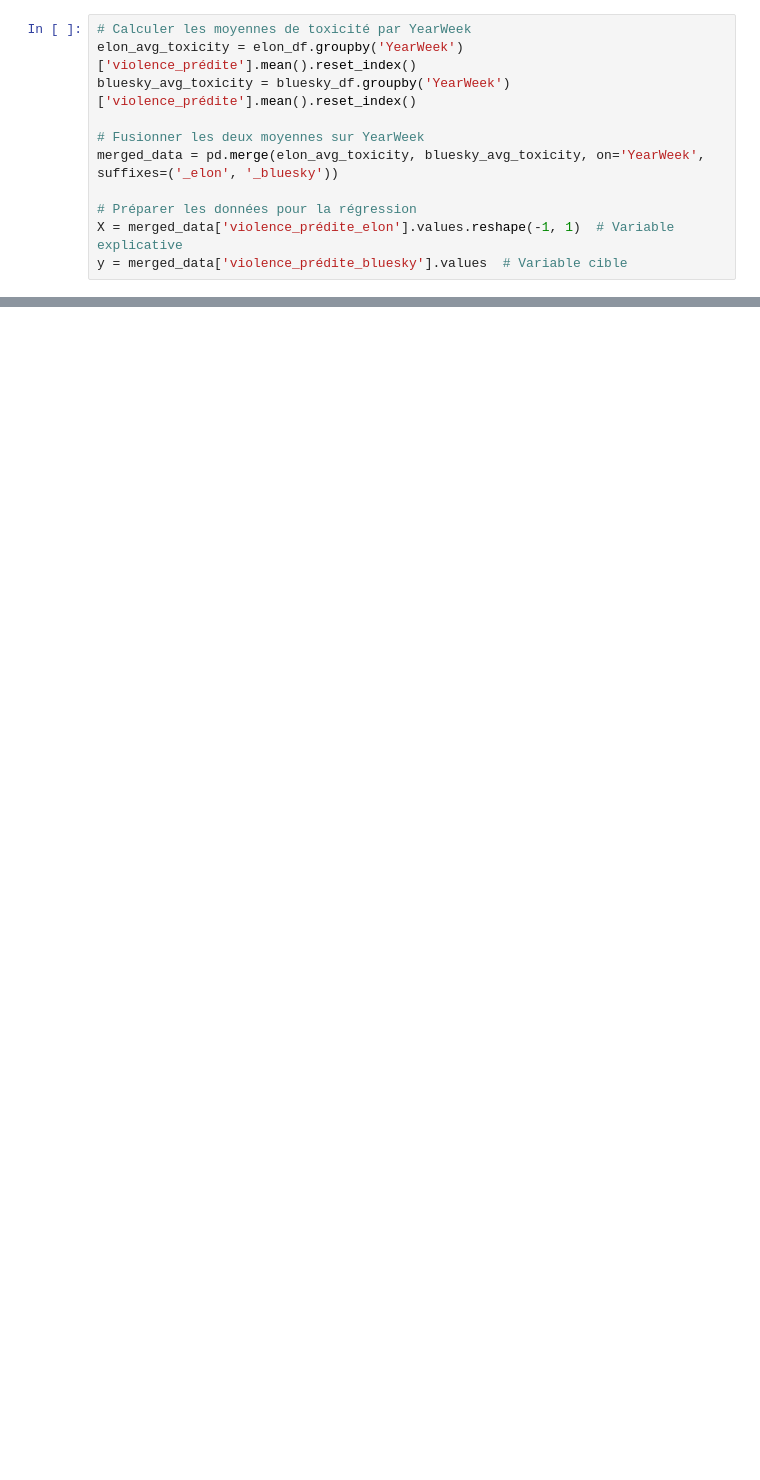
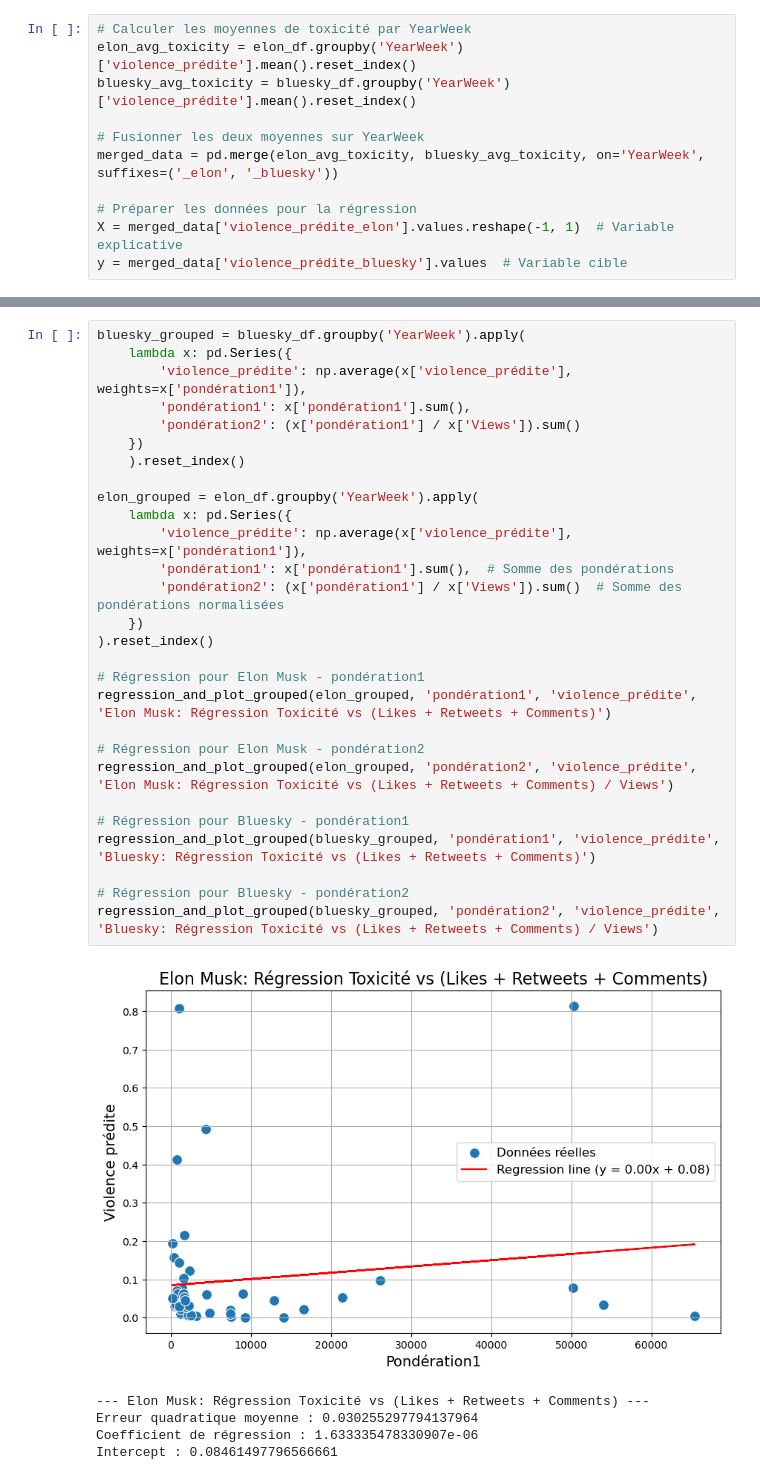
Before and after one commit to lucielang/Scrapping-de-tweets, a Jupyter notebook: 0_notebooks/7_modelisation.ipynb, the cells around one changed output, grey strips where cells are left out. Cells and saved outputs as stored; diff of their text form; blank space fills up the shorter version.

```diff
--- a/0_notebooks/7_modelisation.ipynb
+++ b/0_notebooks/7_modelisation.ipynb
@@ -247,0 +115,34 @@ KeyError: 'pondération1'
+# %%
+bluesky_grouped = bluesky_df.groupby('YearWeek').apply(
+    lambda x: pd.Series({
+        'violence_prédite': np.average(x['violence_prédite'], weights=x['pondération1']),
+        'pondération1': x['pondération1'].sum(),
+        'pondération2': (x['pondération1'] / x['Views']).sum()
+    })
+    ).reset_index()
+
+elon_grouped = elon_df.groupby('YearWeek').apply(
+    lambda x: pd.Series({
+        'violence_prédite': np.average(x['violence_prédite'], weights=x['pondération1']),
+        'pondération1': x['pondération1'].sum(),  # Somme des pondérations
+        'pondération2': (x['pondération1'] / x['Views']).sum()  # Somme des pondérations normalisées
+    })
+).reset_index()
+
+# Régression pour Elon Musk - pondération1
+regression_and_plot_grouped(elon_grouped, 'pondération1', 'violence_prédite', 'Elon Musk: Régression Toxicité vs (Likes + Retweets + Comments)')
+
+# Régression pour Elon Musk - pondération2
+regression_and_plot_grouped(elon_grouped, 'pondération2', 'violence_prédite', 'Elon Musk: Régression Toxicité vs (Likes + Retweets + Comments) / Views')
+
+# Régression pour Bluesky - pondération1
+regression_and_plot_grouped(bluesky_grouped, 'pondération1', 'violence_prédite', 'Bluesky: Régression Toxicité vs (Likes + Retweets + Comments)')
+
+# Régression pour Bluesky - pondération2
+regression_and_plot_grouped(bluesky_grouped, 'pondération2', 'violence_prédite', 'Bluesky: Régression Toxicité vs (Likes + Retweets + Comments) / Views')
+# %% [output]
+[figure, added]
+--- Elon Musk: Régression Toxicité vs (Likes + Retweets + Comments) ---
+Erreur quadratique moyenne : 0.030255297794137964
+Coefficient de régression : 1.633335478330907e-06
+Intercept : 0.08461497796566661
```
Also changed, not shown: parts of 7 cells of this notebook, 2 other files.
